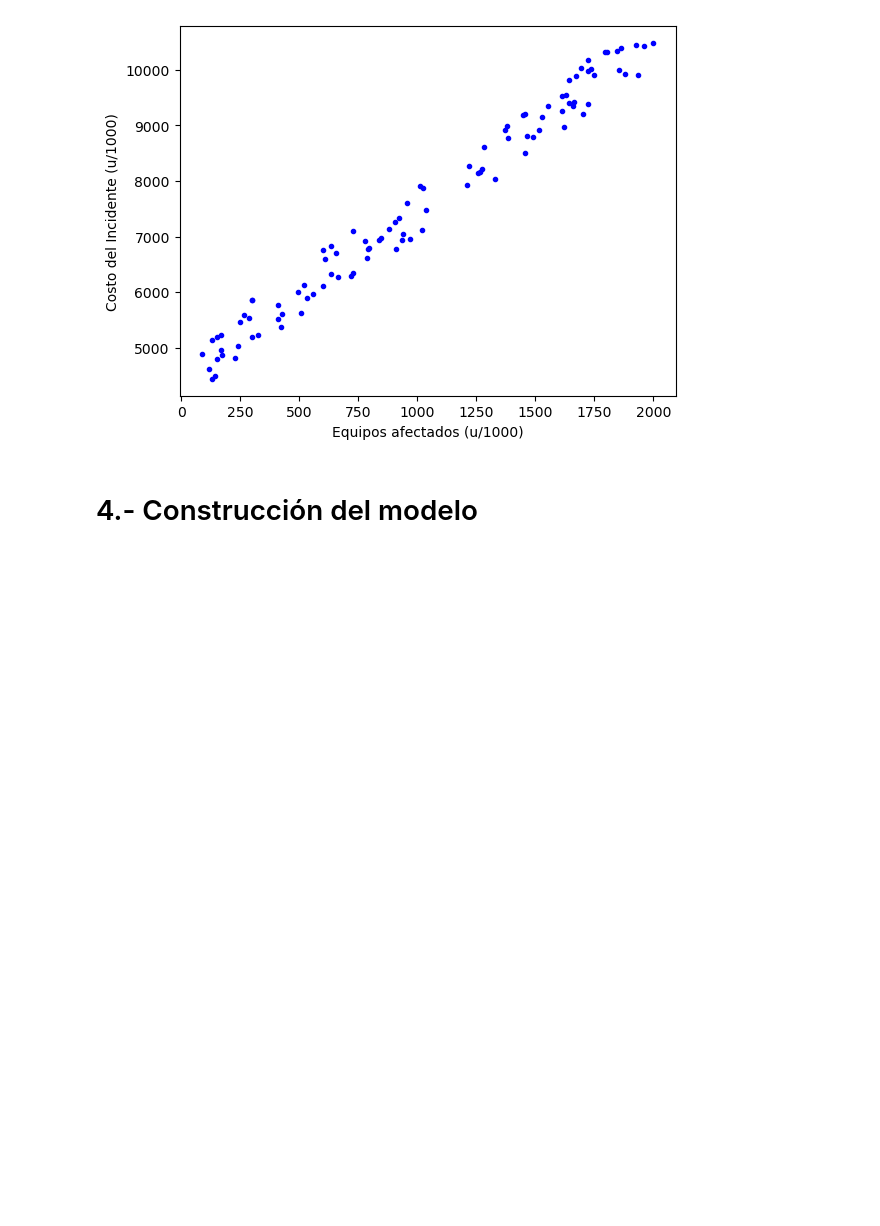
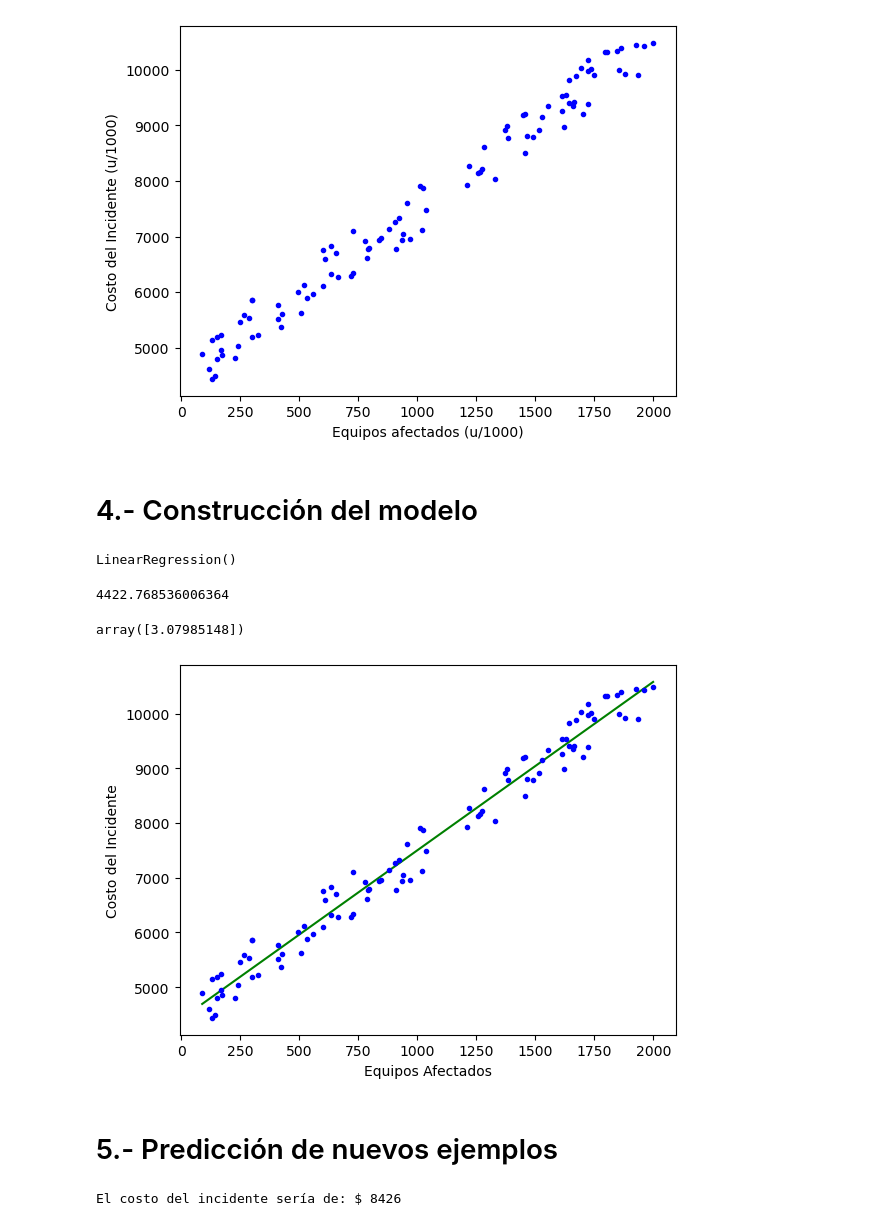
Before and after one commit to TerrazasJr316/email-detector, a Jupyter notebook: 04_Regresión_Lineal.ipynb, the cells around one changed output. Drawn from its saved outputs; the diff is of its cells as text; code cells hidden in the pictures; blank space fills up the shorter version.

Commit message:
Predicción de nuevos ejemplos | 18 - Sep

```diff
--- a/04_Regresión_Lineal.ipynb
+++ b/04_Regresión_Lineal.ipynb
@@ -91,4 +91,40 @@ from sklearn.linear_model import LinearRegression
 # %%
 # Construcción del modelo y ajuste de la función de hípotesis
 lin_reg = LinearRegression()
-lin_reg.fit(df['No_Equipos_Afectados'].values.reshape(-1,1), df[''])
+lin_reg.fit(df['No_Equipos_Afectados'].values.reshape(-1,1), df['Costo'].values)
+# %% [output]
+LinearRegression()
+# %%
+# Parámetro Tetha 0
+lin_reg.intercept_
+# %% [output]
+4422.768536006364
+# %%
+# Parámetro Tehta 1
+lin_reg.coef_
+# %% [output]
+array([3.07985148])
+# %%
+# Predicción para el valor mínimo y máximo para el conjunto de datos de entrenamiento
+
+X_min_max = np.array([[df['No_Equipos_Afectados'].min()], [df['No_Equipos_Afectados'].max()]])
+y_train_pred = lin_reg.predict(X_min_max)
+# %%
+# Representación gráfica de la función de hípotesis generada.
+plt.plot(X_min_max, y_train_pred, "g-")
+plt.plot(df['No_Equipos_Afectados'], df['Costo'], "b.")
+plt.xlabel("Equipos Afectados")
+plt.ylabel("Costo del Incidente")
+plt.show()
+# %% [output]
+[figure, added]
+# %% [markdown]
+# 5.- Predicción de nuevos ejemplos
+# %%
+x_new = np.array([[1300]]) # Numero de equipos afectados.
+
+# Prediccón del costo que tendría el incidente
+Costo = lin_reg.predict(x_new)
+print("El costo del incidente sería de: $", int(Costo[0]))
+# %% [output]
+El costo del incidente sería de: $ 8426
```
Also changed, not shown: parts of 1 cell of this notebook.
